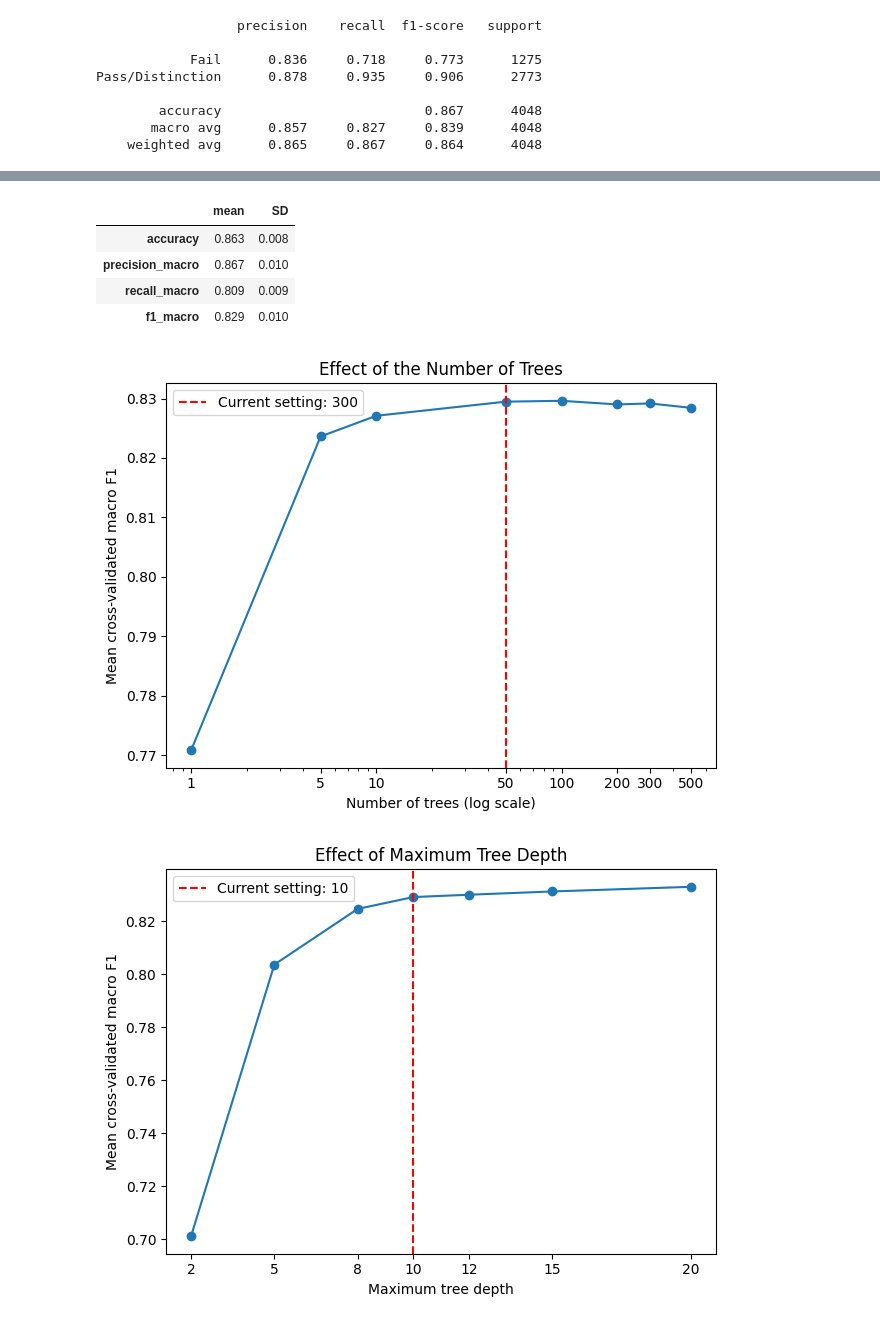
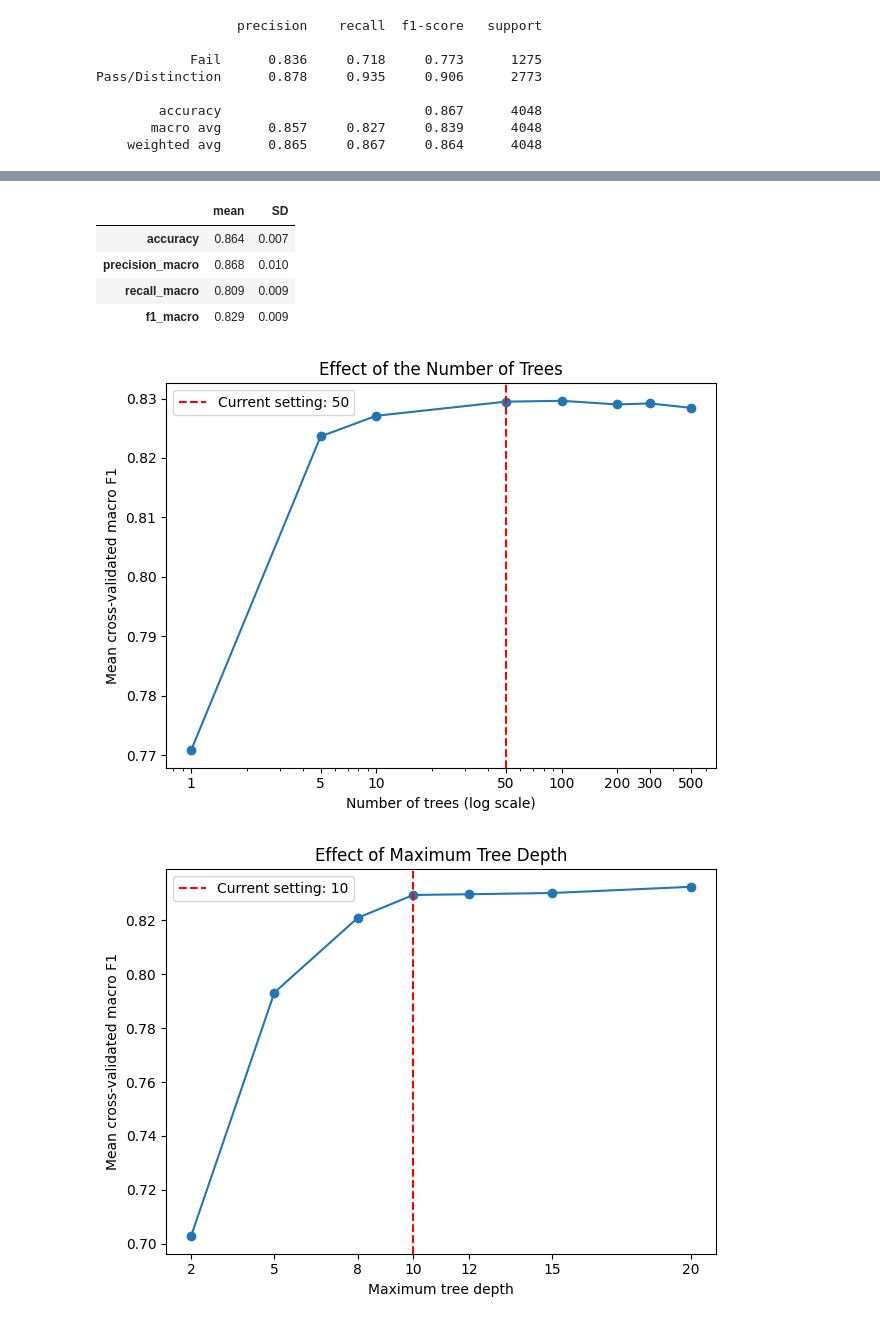
Before and after one commit to Stuart-fuller/The_Lions_Code_Data, a Jupyter notebook: notebooks/Trees.ipynb, the cells around one changed output, grey strips where cells are left out. Drawn from its saved outputs; the diff is of its cells as text; code cells hidden in the pictures.

```diff
--- a/notebooks/Trees.ipynb
+++ b/notebooks/Trees.ipynb
@@ -9,14 +9,14 @@ from sklearn.compose import ColumnTransformer
 from sklearn.preprocessing import OneHotEncoder
 from sklearn.impute import SimpleImputer
 from sklearn.pipeline import Pipeline
-from sklearn.tree import DecisionTreeClassifier
 from sklearn.ensemble import RandomForestClassifier
 from sklearn.model_selection import train_test_split
 from sklearn.metrics import accuracy_score, recall_score, precision_score, f1_score, ConfusionMatrixDisplay
 from sklearn.model_selection import StratifiedKFold, cross_validate
+from sklearn.metrics import classification_report
 
 
-file_path = r"..\data\fingers_crossed.csv"
+file_path = r"C:\Users\ThinkPad\OneDrive - Dublin City University\Desktop\ML\fingers_crossed.csv"
 df = pd.read_csv(file_path)
 #df2 = pd.read_csv(file2_path)
 
@@ -29,7 +29,7 @@ print(df.head().to_string())
 # print("\nSummary statistics:")
 # print(df.describe(include="all").T.to_string())
 
-# Select inputs without the target or saved row index.
+# Remove the target and CSV index from the inputs
 feature_columns = [
     col for col in df.columns
     if col != "final_result"
@@ -38,7 +38,7 @@ feature_columns = [
 
 X = df[feature_columns].copy()
 
-# Read the original three-class target
+
 raw_result = pd.to_numeric(
     df["final_result"],
     errors="raise"
@@ -64,16 +64,13 @@ class_names = ["Fail", "Pass/Distinction"]
 if y.nunique() != 2:
     raise ValueError("The CSV must contain both outcome groups.")
 
-# These columns represent categories
+
 categorical_features = [
     "region",
     "highest_education",
     "imd_band",
     "age_band"
 ]
-
-# All other inputs are numeric:
-# scoreCA, credits, gender/disability flags and activity counts
 numeric_features = [
     col for col in feature_columns
     if col not in categorical_features
@@ -241,14 +234,20 @@ Pass/Distinction      0.878     0.935     0.906      2773
        macro avg      0.857     0.827     0.839      4048
     weighted avg      0.865     0.867     0.864      4048
 # %%
-model = RandomForestClassifier(
-    n_estimators=50,
-    max_depth=10,
-    min_samples_leaf=5,
-    random_state=42,
-    n_jobs=-1)
+model = Pipeline([
+    ("preprocessor", clone(preprocessor)),
+    ("classifier", RandomForestClassifier(
+        n_estimators=50,
+        max_depth=10,
+        min_samples_leaf=5,
+        random_state=42,
+        n_jobs=-1))])
 
-model.fit(X_train_processed, y_train)
+model.fit(X_train, y_train)
 
-print("Number of trees:", len(model.estimators_))
+cv_model = clone(model)
+
+print(
+    "Number of trees:",
+    len(model.named_steps["classifier"].estimators_))
 # %% [output]
@@ -288,11 +287,8 @@ cv = StratifiedKFold(
 metrics = ["accuracy", "precision_macro", "recall_macro", "f1_macro"]
 
 scores = cross_validate(
-    model,
-    X_train,
-    y_train,
-    cv=cv,
-    scoring=metrics
+    cv_model, X_train, y_train,
+    cv=cv, scoring=metrics
 )
 
 cv_summary = pd.DataFrame({
@@ -303,16 +299,16 @@ cv_summary = pd.DataFrame({
 cv_summary.round(3)
 # %% [output]
 |  | mean | SD |
-| accuracy | 0.863 | 0.008 |
-| precision_macro | 0.867 | 0.010 |
+| accuracy | 0.864 | 0.007 |
+| precision_macro | 0.868 | 0.010 |
 | recall_macro | 0.809 | 0.009 |
-| f1_macro | 0.829 | 0.010 |
+| f1_macro | 0.829 | 0.009 |
 # %%
 tree_counts = [1, 5, 10, 50, 100, 200, 300, 500]
 f1_by_size = []
 
 for n in tree_counts:
-    candidate = clone(model).set_params(classifier__n_estimators=n)
+    candidate = clone(cv_model).set_params(classifier__n_estimators=n)
 
     f1 = cross_validate(
         candidate, X_train, y_train,
@@ -322,7 +318,7 @@ for n in tree_counts:
     f1_by_size.append(f1.mean())
 
 plt.plot(tree_counts, f1_by_size, marker="o")
-plt.axvline(50, color="red", linestyle="--", label="Current setting: 300")
+plt.axvline(50, color="red", linestyle="--", label="Current setting: 50")
 plt.xscale("log")
 plt.xticks(tree_counts, tree_counts)
 plt.xlabel("Number of trees (log scale)")
@@ -330,35 +326,36 @@ plt.ylabel("Mean cross-validated macro F1")
 plt.title("Effect of the Number of Trees")
 plt.legend()
 plt.tight_layout()
+plt.savefig("n_trees.png", dpi = 90)
 plt.show()
 # %% [output]
-[figure, old version]
+[figure, new version]
 # %%
 depths = [2, 5, 8, 10, 12, 15, 20]
 f1_by_depth = []
 
 for depth in depths:
-    candidate = clone(model).set_params(classifier__max_depth=depth)
+    candidate = clone(cv_model).set_params(classifier__max_depth=depth)
 
     f1 = cross_validate(
         candidate, X_train, y_train,
         cv=cv, scoring="f1_macro"
     )["test_score"]
 
     f1_by_depth.append(f1.mean())
 
 plt.plot(depths, f1_by_depth, marker="o")
 plt.axvline(10, color="red", linestyle="--", label="Current setting: 10")
 plt.xticks(depths)
 plt.xlabel("Maximum tree depth")
 plt.ylabel("Mean cross-validated macro F1")
 plt.title("Effect of Maximum Tree Depth")
 plt.legend()
 plt.tight_layout()
 plt.savefig("mtd.png", dpi = 90)
 plt.show()
 # %% [output]
-[figure, old version]
+[figure, new version]
 # %%
 processed_feature_names = (
     model.named_steps["preprocessor"].get_feature_names_out()
```
Also changed, not shown: parts of 7 cells of this notebook.
